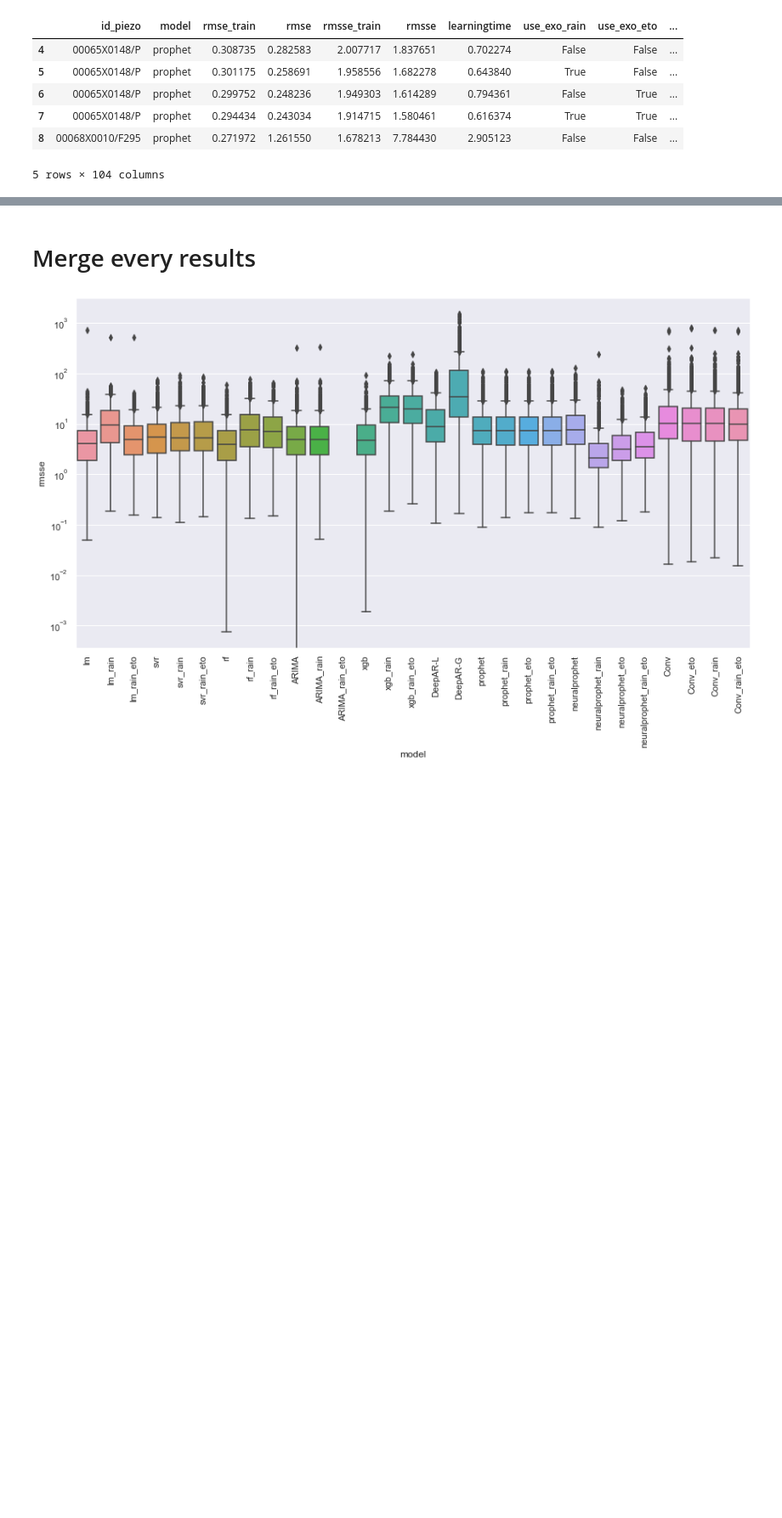
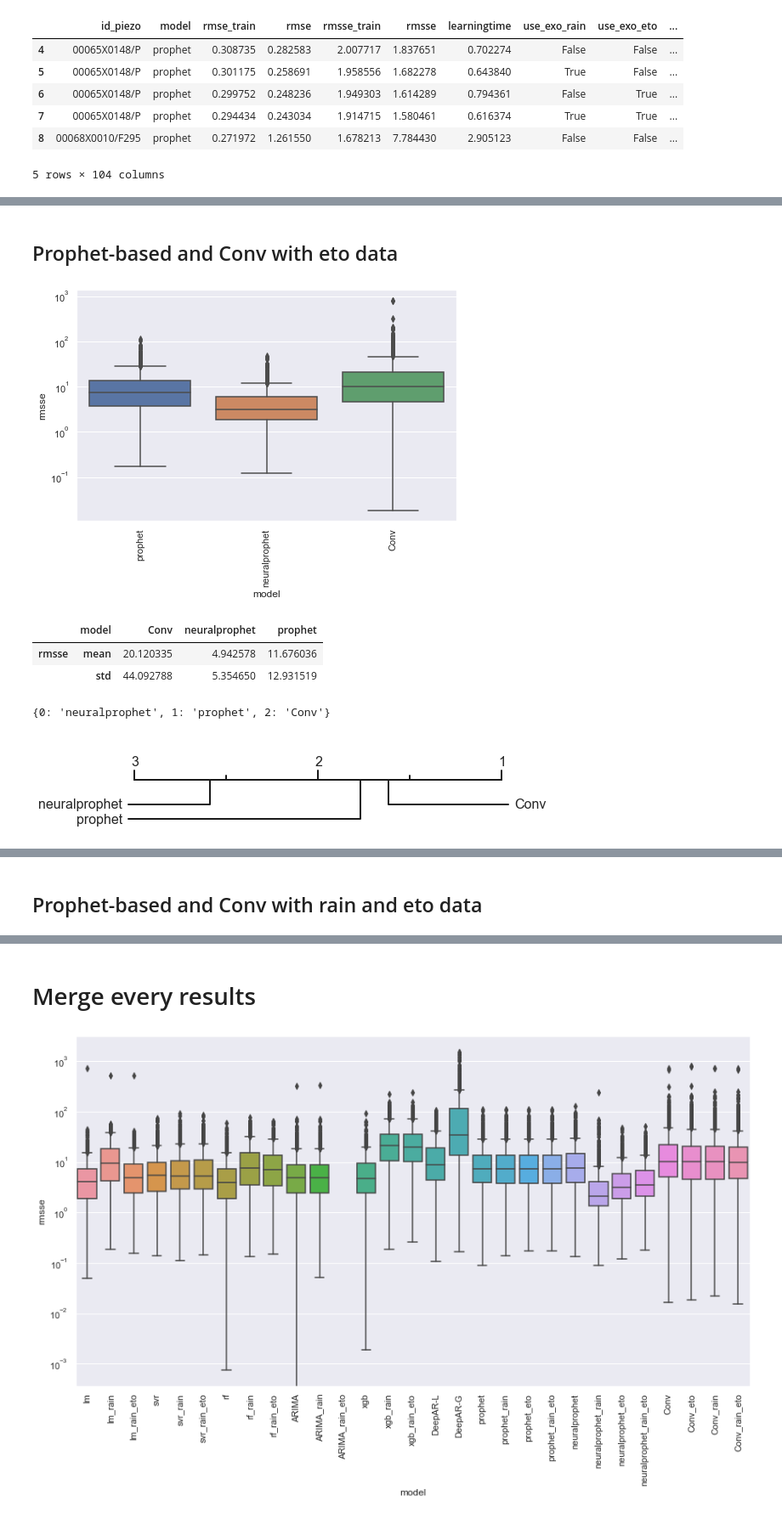
Before and after one commit to frankl1/piezoforecast, a Jupyter notebook: results/analysis.ipynb, the cells around one changed output, grey strips where cells are left out. Shown at 85% size. Cells and saved outputs as stored; diff of their text form; code cells hidden in the pictures; blank space fills up the shorter version.

```diff
--- a/results/analysis.ipynb
+++ b/results/analysis.ipynb
@@ -313,0 +304,11 @@ Use rain: True , Use eto: False
+# %% [markdown]
+## Prophet-based and Conv with eto data
+# %%
+show_performance(deeplearning_result, use_exo_eto=True, use_exo_rain=False, show_map=True)
+# %% [output]
+[figure, added]
+|  | model | Conv | neuralprophet | prophet |
+| rmsse | mean | 20.120335 | 4.942578 | 11.676036 |
+|  | std | 44.092788 | 5.354650 | 12.931519 |
+{0: 'neuralprophet', 1: 'prophet', 2: 'Conv'}
+[figure, added]
@@ -313,0 +316,2 @@ Use rain: True , Use eto: False
+# %% [markdown]
+## Prophet-based and Conv with rain and eto data
```
Also changed, not shown: parts of 27 cells of this notebook.
